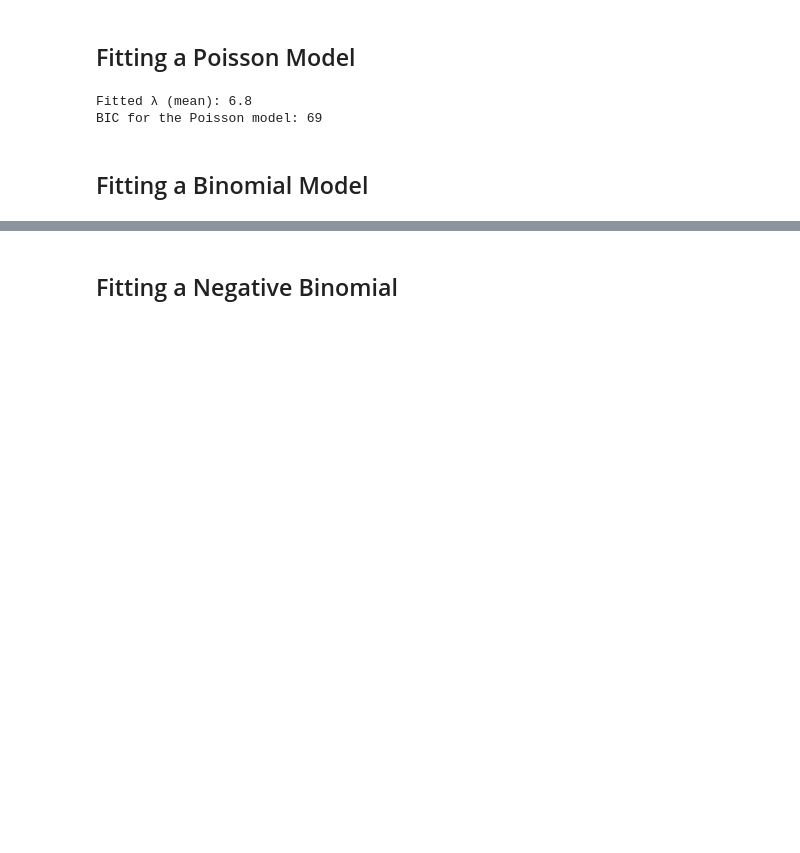
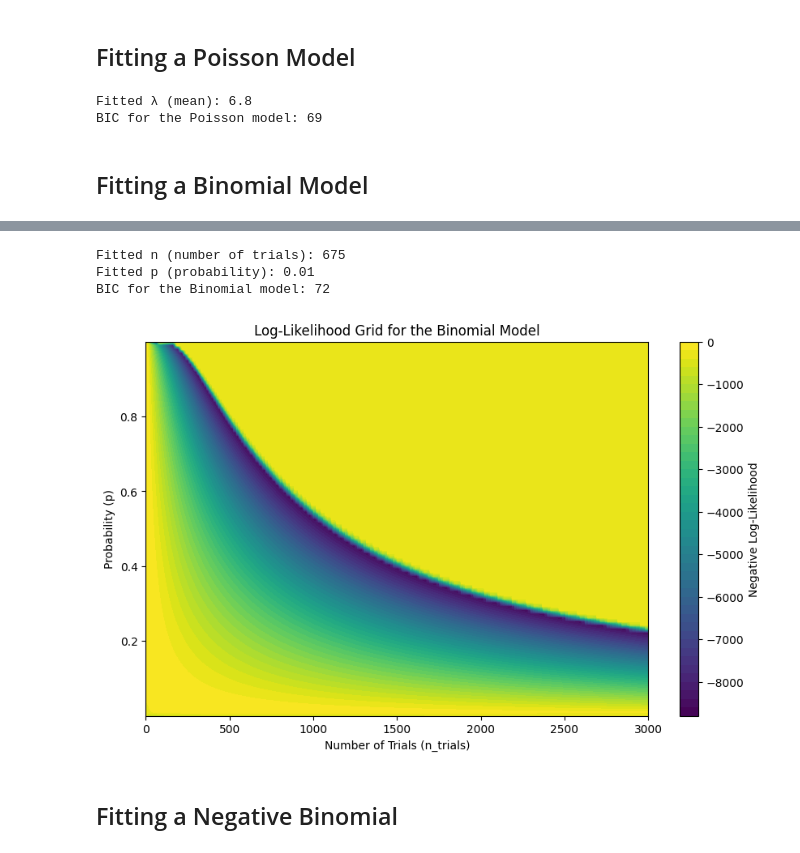
Before and after one commit to AlexFiliakov/bayesian-case-study, a Jupyter notebook: bayesian_case_study.ipynb, the cells around one changed output, grey strips where cells are left out. Cells and saved outputs as stored; diff of their text form; code cells hidden in the pictures; blank space fills up the shorter version.

```diff
--- a/bayesian_case_study.ipynb
+++ b/bayesian_case_study.ipynb
@@ -218,2 +98,73 @@ BIC for the Binomial model: 71
+# %%
+import numpy as np
+from scipy.stats import binom
+
+def fit_binom(y):
+    # Define the negative log-likelihood function for the Binomial model
+    def neg_log_likelihood_binom(params, y):
+        n, p = params # Unpack the parameters
+        pmf_values = binom.pmf(y, n, p)
+        # Avoid log(0) by replacing 0 with a very small number
+        pmf_values = np.where(np.array(pmf_values) == 0, 1e-10, pmf_values)
+        result = -np.sum(np.log(pmf_values))
+        return result
+
+    # Define the grid of parameter ranges
+    n_trials_range = np.arange(0, np.max(y)*200 + 1, 5)
+    p_range = np.linspace(1e-5, 1 - 1e-5, 100)
+
+    # Vectorized grid search for the best n and p
+    n_grid, p_grid = np.meshgrid(n_trials_range, p_range, indexing='ij')
+    log_likelihood_grid = np.zeros_like(n_grid, dtype=float)
+
+    for i in range(n_grid.shape[0]):
+        for j in range(n_grid.shape[1]):
+            n = n_grid[i, j]
+            p = p_grid[i, j]
+            log_likelihood_grid[i, j] = -neg_log_likelihood_binom((np.array([n]),np.array([p])), np.array(y))
+            pass
+
+    # Mask out np.inf values by setting them to a very large number
+    log_likelihood_grid[np.isinf(log_likelihood_grid)] = 1e10
+
+    # Find the indices of the minimum negative log-likelihood
+    min_idx = np.unravel_index(np.argmax(log_likelihood_grid), log_likelihood_grid.shape)
+    n_fitted_binom = n_grid[min_idx]
+    p_fitted_binom = p_grid[min_idx]
+    best_neg_log_likelihood = log_likelihood_grid[min_idx]
+
+    # Calculate the log-likelihood
+    log_likelihood_binom = best_neg_log_likelihood
+
+    # Number of parameters (k)
+    k = 2
+
+    # Number of data points (n)
+    n = len(y)
+
+    # Calculate BIC
+    bic_binom = k * np.log(n) - 2 * log_likelihood_binom
+
+    return log_likelihood_binom, n_fitted_binom, p_fitted_binom, bic_binom, n_grid, p_grid, log_likelihood_grid
+
+log_likelihood_binom, n_fitted_binom, p_fitted_binom, bic_binom, n_grid_binom, p_grid_binom, log_likelihood_grid_binom = fit_binom(y)
+
+print(f"Fitted n (number of trials): {n_fitted_binom}")
+print(f"Fitted p (probability): {round(p_fitted_binom, 3)}")
+print("BIC for the Binomial model:", int(bic_binom))
+
+# Plot the log-likelihood grid
+plt.figure(figsize=(10, 6))
+plt.contourf(n_grid_binom, p_grid_binom, log_likelihood_grid_binom, levels=50, cmap='viridis')
+plt.colorbar(label='Negative Log-Likelihood')
+plt.xlabel('Number of Trials (n_trials)')
+plt.ylabel('Probability (p)')
+plt.title('Log-Likelihood Grid for the Binomial Model')
+plt.show()
+# %% [output]
+Fitted n (number of trials): 675
+Fitted p (probability): 0.01
+BIC for the Binomial model: 72
+[figure, added]
 # %% [markdown]
 ## Fitting a Negative Binomial
```
Also changed, not shown: parts of 11 cells of this notebook, 2 other files.
